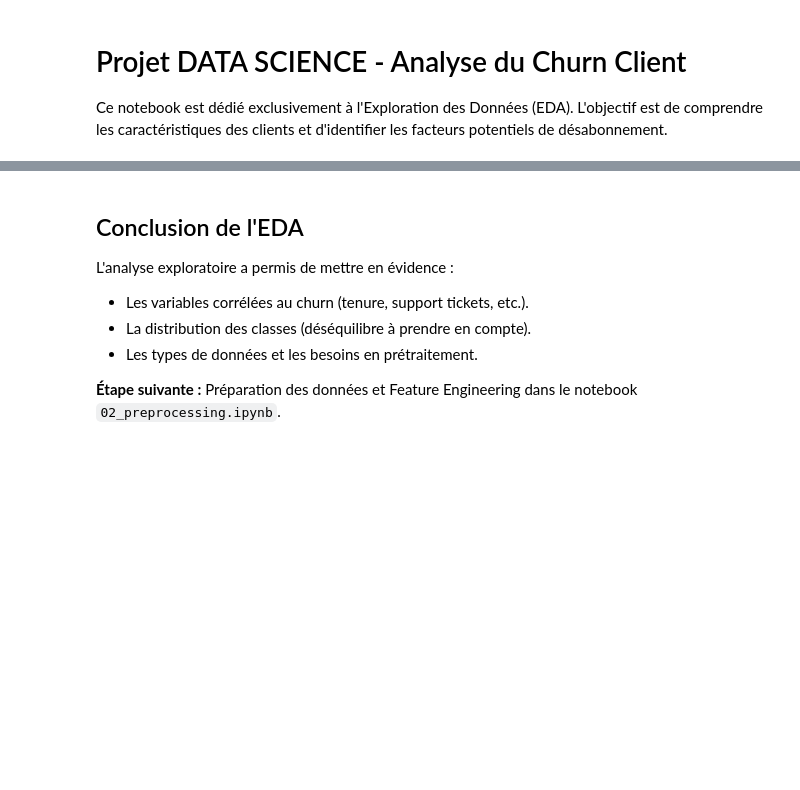
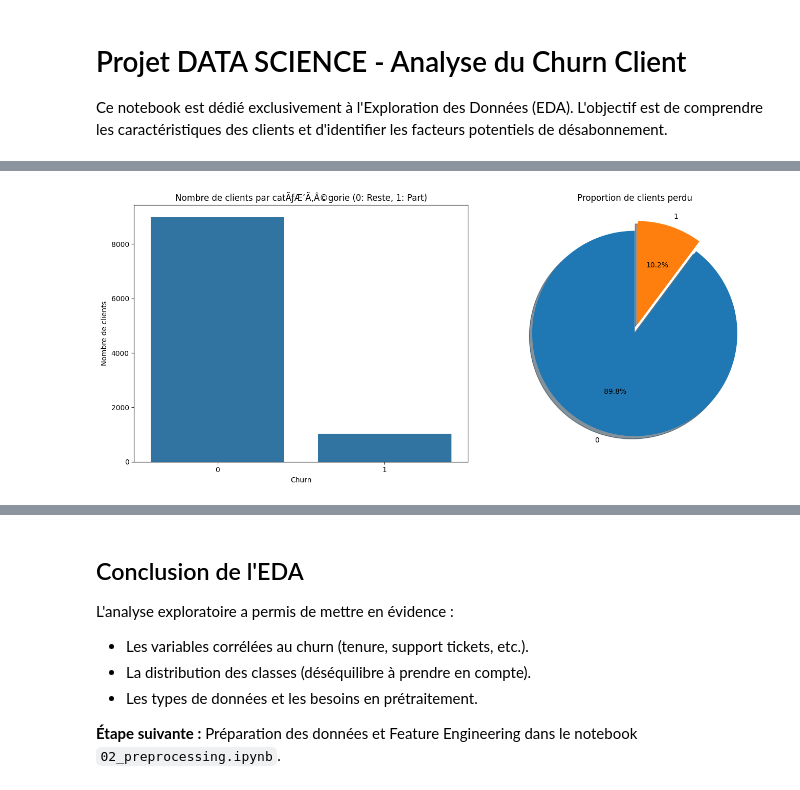
Before and after one commit to Simone-Me/churn_predict, a Jupyter notebook: notebooks/01_EDA.ipynb, the cells around one changed output, grey strips where cells are left out. Drawn from its saved outputs; the diff is of its cells as text; code cells hidden in the pictures; blank space fills up the shorter version.

```diff
--- a/notebooks/01_EDA.ipynb
+++ b/notebooks/01_EDA.ipynb
@@ -27,3 +136,25 @@ plt.show()
+# %%
+fig, ax = plt.subplots(1, 2, figsize=(14, 6))
+
+sns.countplot(x='churn', data=df, ax=ax[0]) # graphique en barres (Countplot)
+ax[0].set_title('Nombre de clients par catÃƒÆ’Ã‚Â©gorie (0: Reste, 1: Part)')
+ax[0].set_xlabel('Churn')
+ax[0].set_ylabel('Nombre de clients')
+
+df['churn'].value_counts().plot.pie( #camembert (Pie chart) pour les proportions
+    autopct='%1.1f%%',
+    ax=ax[1],
+    startangle=90,
+    explode=[0, 0.1],
+    shadow=True
+)
+ax[1].set_title('Proportion de clients perdu')
+ax[1].set_ylabel('') #retire le label
+
+plt.tight_layout()
+plt.show()
+# %% [output]
+[figure, added]
 # %%
 categorical_cols = df.select_dtypes(include=['object']).columns
 for col in categorical_cols:
```
Also changed, not shown: parts of 11 cells of this notebook, 1 other file.
